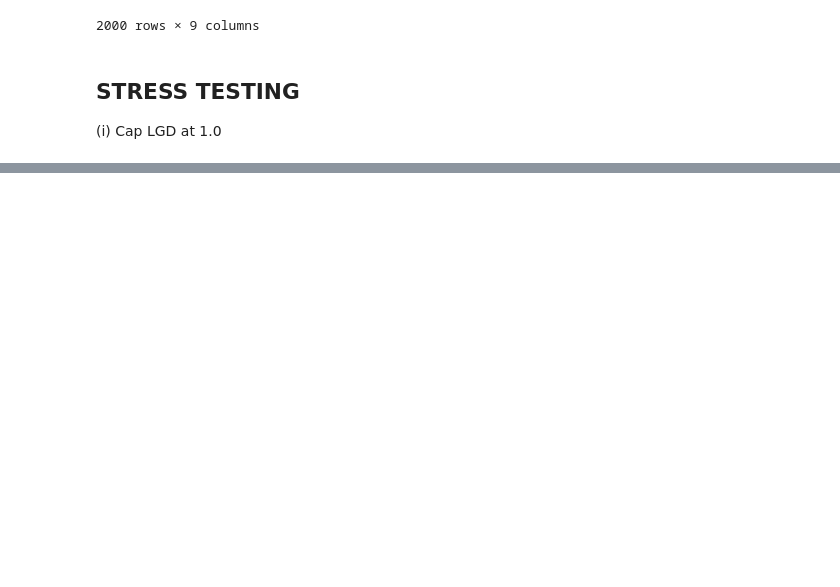
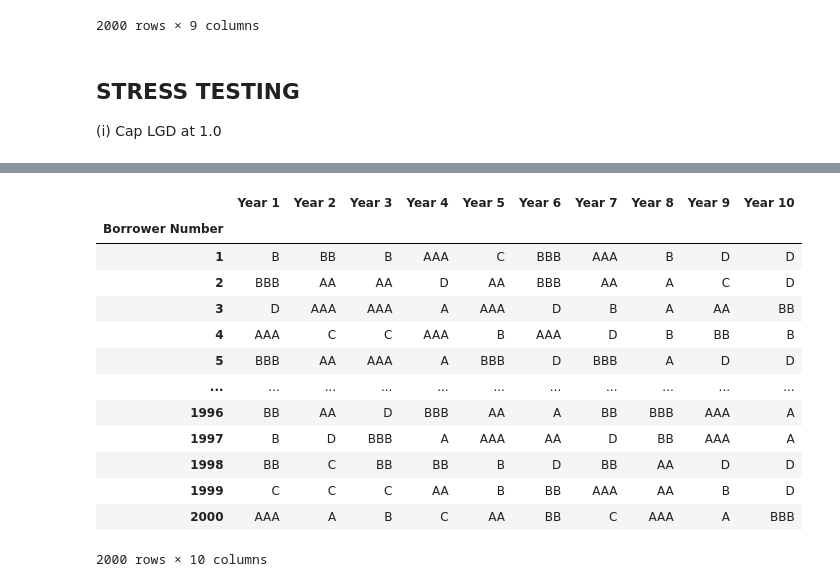
Before and after one commit to adityapentyala/fram-assignment, a Jupyter notebook: expected_loss.ipynb, the cells around one changed output, grey strips where cells are left out. Saved outputs shown, nothing was run; the diff lists cells and outputs as text; code cells hidden in the pictures; blank space fills up the shorter version.

Commit message:
feat: finish stress test 2, fix previous bug in calculating PD

```diff
--- a/expected_loss.ipynb
+++ b/expected_loss.ipynb
@@ -109,12 +109,25 @@ expected_loss_df.to_excel("outputs/expected_loss_year_2_to_10.xlsx", index_label
 ## STRESS TESTING
 (i) Cap LGD at 1.0
 # %%
-lgd = 1
+stress_test_lgd = [1.36, 1.33, 1.26, 1.49, 1.24, 1.26, 1.41, 1.28, 1.23, 1.21]
 
 stress_test_expected_loss_df = pd.DataFrame()
+amt_df_stress = amt_df.copy()
+
+new_lost_amt_df = pd.DataFrame()
+
+for year in range(2, 11):
+    new_lost_amt_df[f'Year {year}'] = amt_df[f'Year {year}'] * lgd_df[f'Year {year}'] + stress_test_lgd[year-1]
+
+for year in range(2, 11):
+    for borrower in borrowers.index:
+        if new_lost_amt_df.loc[borrower, f'Year {year}'] > amt_df.loc[borrower, f'Year {year}']:
+            new_lost_amt_df.loc[borrower, f'Year {year}'] = amt_df.loc[borrower, f'Year {year}']
+        else:
+            continue
 
 for year in range(2, 11):
     stress_test_expected_loss_df[f'Year {year}'] = (prob_default_df[f'Year {year}'] *
-                                        lgd *
                                         ead_df[f'Year {year}'] *
-                                        amt_df[f'Year {year}'])
+                                        new_lost_amt_df[f'Year {year}'])
+stress_test_expected_loss_df
@@ -122,0 +152,7 @@ stress_test_expected_loss_df.to_excel("outputs/stress_test_expected_loss_year_2_
+# %%
+rating_drops = ["A", "BB", "BBB", "C", "B", "D", "D", "D"]
+ratings_list = transition_matrices[0].index.tolist()
+rating_drop_dict = {}
+for i in range(len(rating_drops)):
+    rating_drop_dict[ratings_list[i]] = rating_drops[i]
+rating_drop_dict
@@ -122,0 +168,20 @@ stress_test_expected_loss_df.to_excel("outputs/stress_test_expected_loss_year_2_
+# %%
+stress_test_ratings_df = borrowers.copy()
+for borrower in borrowers.index:
+    stress_test_ratings_df.loc[borrower, 'Year 10'] = rating_drop_dict[borrowers.loc[borrower, 'Year 9']]
+stress_test_ratings_df
+# %% [output]
+|  | Year 1 | Year 2 | Year 3 | Year 4 | Year 5 | Year 6 | Year 7 | Year 8 | Year 9 | Year 10 |
+| Borrower Number |  |  |  |  |  |  |  |  |  |  |
+| 1 | B | BB | B | AAA | C | BBB | AAA | B | D | D |
+| 2 | BBB | AA | AA | D | AA | BBB | AA | A | C | D |
+| 3 | D | AAA | AAA | A | AAA | D | B | A | AA | BB |
+| 4 | AAA | C | C | AAA | B | AAA | D | B | BB | B |
+| 5 | BBB | AA | AAA | A | BBB | D | BBB | A | D | D |
+| ... | ... | ... | ... | ... | ... | ... | ... | ... | ... | ... |
+| 1996 | BB | AA | D | BBB | AA | A | BB | BBB | AAA | A |
+| 1997 | B | D | BBB | A | AAA | AA | D | BB | AAA | A |
+| 1998 | BB | C | BB | BB | B | D | BB | AA | D | D |
+| 1999 | C | C | C | AA | B | BB | AAA | AA | B | D |
+| 2000 | AAA | A | B | C | AA | BB | C | AAA | A | BBB |
+2000 rows × 10 columns
```
Also changed, not shown: parts of 10 cells of this notebook, 4 other files.
